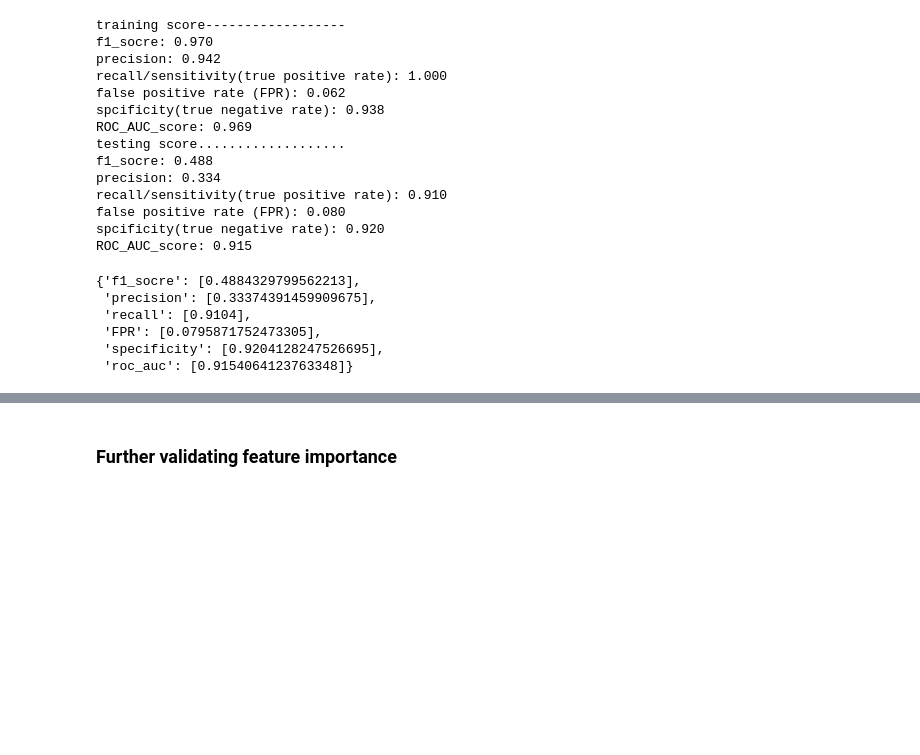
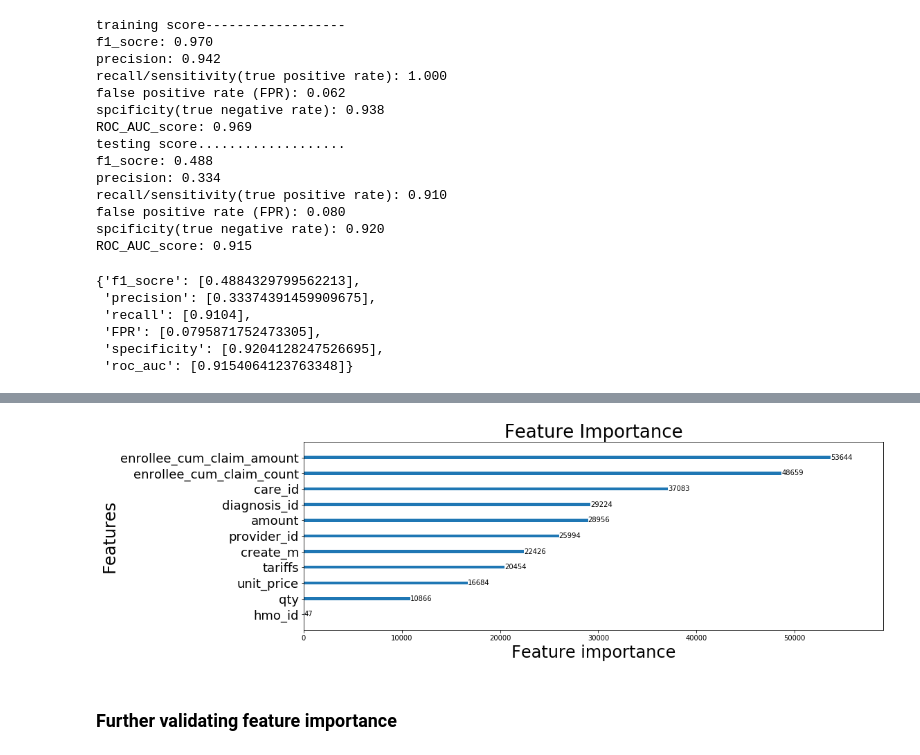
Before and after one commit to Shunling/Insight_HealthDataScience, a Jupyter notebook: Projects/P3/LightGBM_with_Feature_engineering.ipynb, the cells around one changed output, grey strips where cells are left out. Drawn from its saved outputs; the diff is of its cells as text; code cells hidden in the pictures; blank space fills up the shorter version.

```diff
--- a/Projects/P3/LightGBM_with_Feature_engineering.ipynb
+++ b/Projects/P3/LightGBM_with_Feature_engineering.ipynb
@@ -946,2 +1017,7 @@ evaluation(ytest,Xtest,model)
+# %%
+# plot feature importance
+feature_importance(best[1],Xtrain.columns)
+# %% [output]
+[figure, added]
 # %% [markdown]
 ### Further validating feature importance
```
Also changed, not shown: parts of 15 cells of this notebook.
